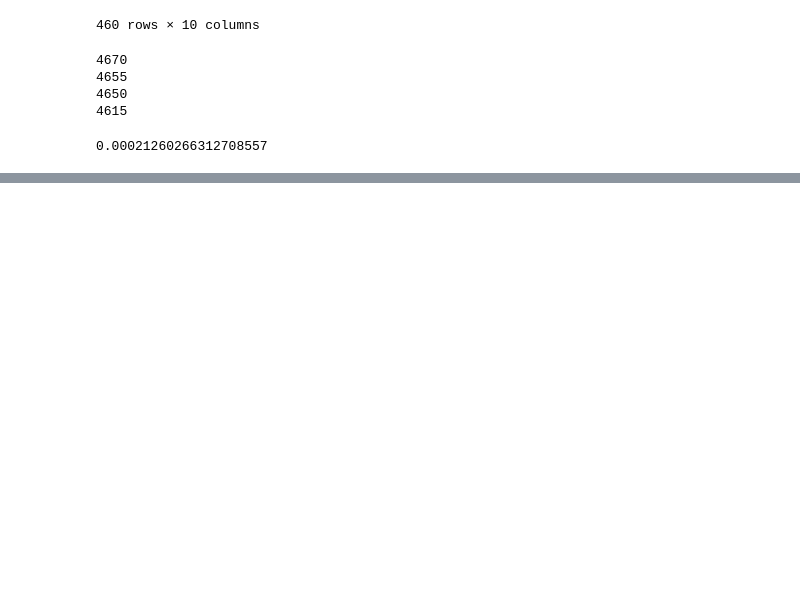
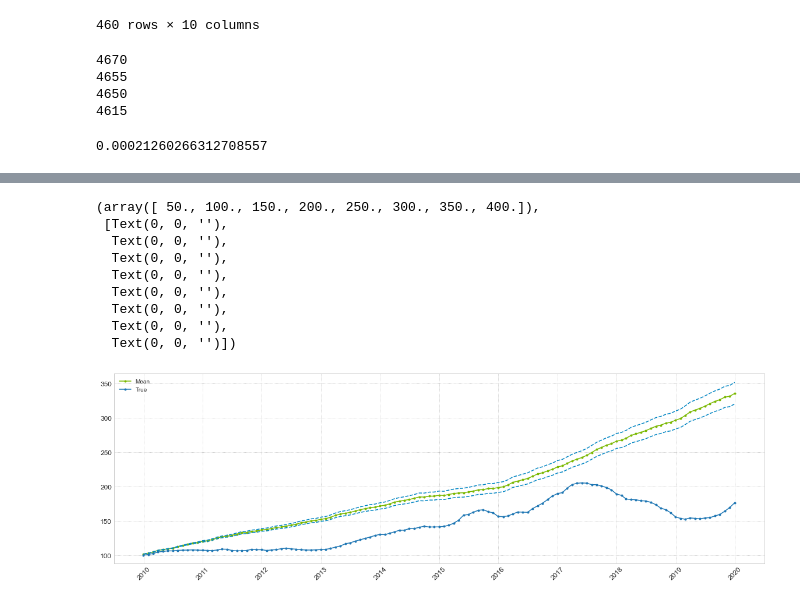
Before and after one commit to LyuLingfeng95/PhDProject1, a Jupyter notebook: Project1_p3(sa4).ipynb, the cells around one changed output, grey strips where cells are left out. Saved outputs shown, nothing was run; the diff lists cells and outputs as text; code cells hidden in the pictures; blank space fills up the shorter version.

```diff
--- a/Project1_p3(sa4).ipynb
+++ b/Project1_p3(sa4).ipynb
@@ -1024,7 +1039,7 @@ avg_1_pred  = avg_1_pred.set_index("date")
 import random
 random.seed(123)
 mu, sigma = 0, 1
-sim_times = 100
+sim_times = 1000
 
 DF_simResults_l0 = pd.DataFrame({}, columns = ['l0'])
 
@@ -1274,9 +1289,8 @@ values = values.reshape((len(values), 1))
 scaler2 = scaler.fit(values)
 normalized  = scaler2.transform(values)
 normalized_list =  [i[0] for i in normalized]
-normalized_df = pd.DataFrame(normalized_list,columns = ['l1'])
 
-df4['l1'] = normalized_df
+df4['l1'] = normalized_list
 
 
 pcadf_sa4_date_new = df4.drop(['l01', 'l0_forecast'], axis=1)
@@ -2060,0 +1979,47 @@ agg
+# %%
+import numpy as np
+import pandas as pd
+import matplotlib.pyplot as plt
+from datetime import timedelta
+from scipy.signal import savgol_filter
+
+color1 = '#0085c3'
+color2 = '#7ab800'
+color3 = '#dc5034'
+
+fig = plt.figure(figsize=(20,6))
+ax = fig.add_subplot(111)
+
+
+df1 =  sim_res_example.reset_index()
+x1 = df1['date'].values
+df2 = DataFrameDict_postcode[key].loc[(DataFrameDict_postcode[key]['value_at_date']>'2009-11-30')&(DataFrameDict_postcode[key]['value_at_date']<'2020-01-01')]
+x2= df2['value_at_date'].values
+
+
+
+
+ax.plot(x1,df_final['mean'] , color=color2, marker='.', label='Mean')
+ax.plot(x1,df_final['Ubound'], color=color1,ls='--')
+ax.plot(x1, df_final['Lbound'] , color=color1,ls='--')
+ax.plot(x1, df2['Hedonic Home Value Index'] ,marker='.',label = 'True')
+
+
+
+ax.grid(ls=':', color='gray', alpha=0.6)
+
+ax.legend(loc='upper left', fontsize=10)
+
+plt.xticks(rotation=45, fontsize=12)
+plt.yticks(fontsize=12)
+# %% [output]
+(array([ 50., 100., 150., 200., 250., 300., 350., 400.]),
+ [Text(0, 0, ''),
+  Text(0, 0, ''),
+  Text(0, 0, ''),
+  Text(0, 0, ''),
+  Text(0, 0, ''),
+  Text(0, 0, ''),
+  Text(0, 0, ''),
+  Text(0, 0, '')])
+[figure, added]
```
Also changed, not shown: parts of 22 cells of this notebook, 1 other file.
